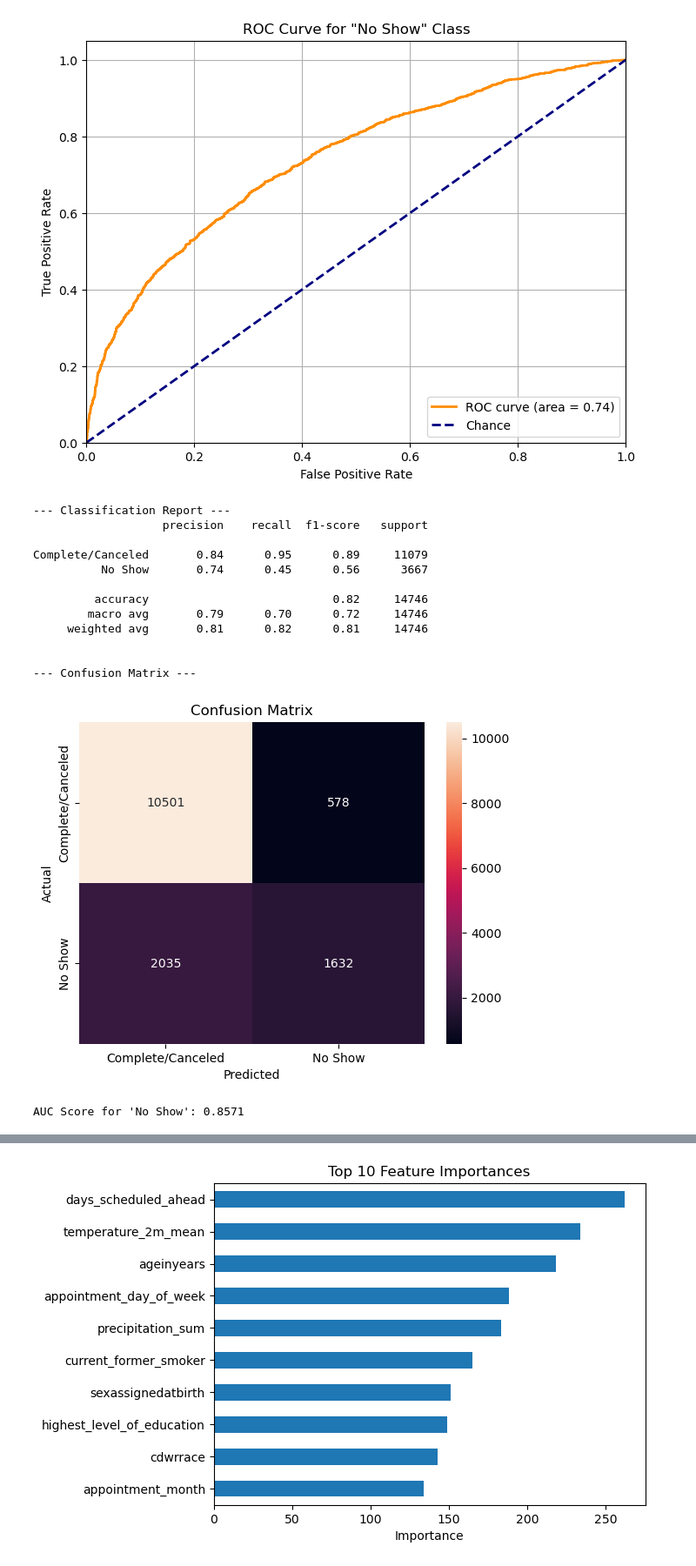
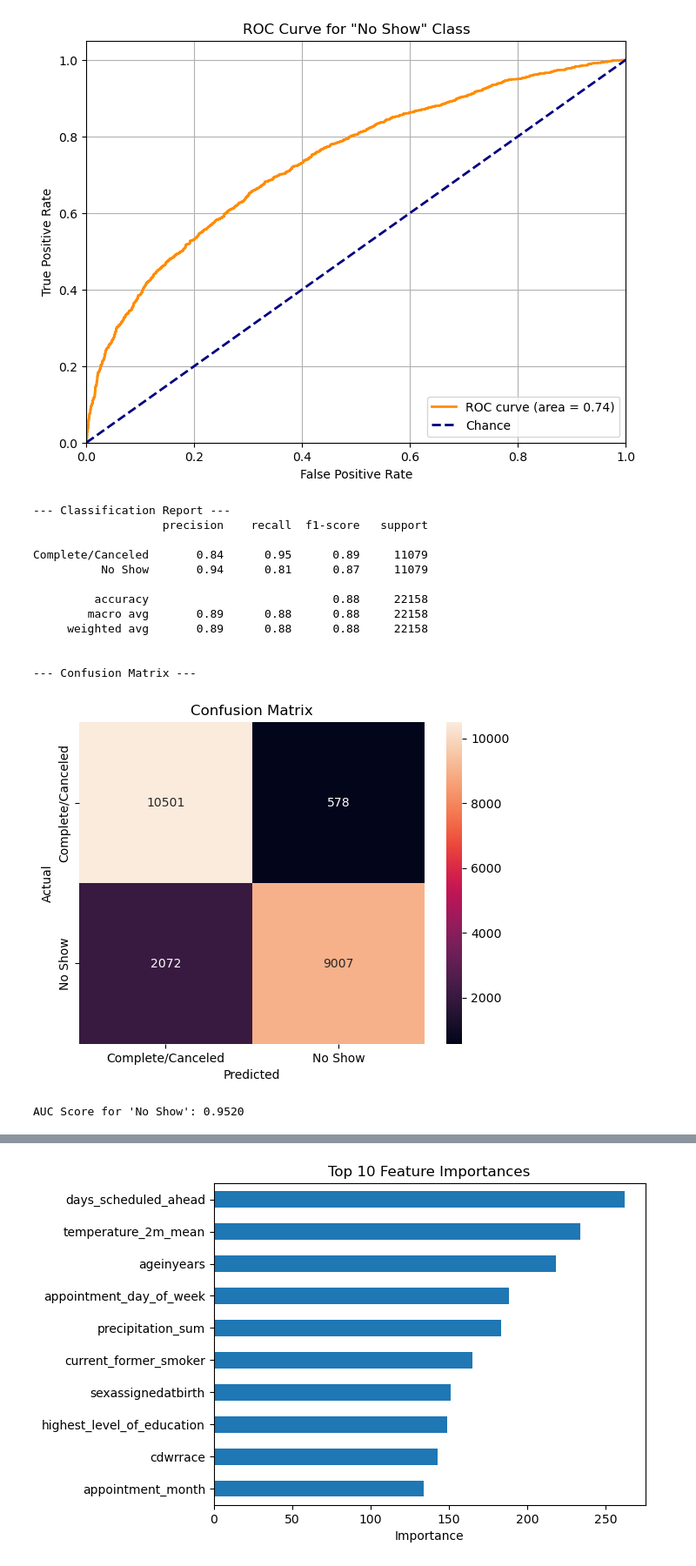
Before and after one commit to nguyenston/Prediction-of-Missed-Lung-Cancer-Screening-using-SDOH, a Jupyter notebook: data_explorer.ipynb, the cells around one changed output, grey strips where cells are left out. Shown at 87% size. Drawn from its saved outputs; the diff is of its cells as text; code cells hidden in the pictures.

```diff
--- a/data_explorer.ipynb
+++ b/data_explorer.ipynb
@@ -914,7 +914,7 @@ category_mapping = dict(enumerate(y.cat.categories))
 X_train_raw, X_test_raw, y_train_woe, y_test_woe = train_test_split(X, y, test_size=0.3, random_state=seed)
 
 woe = WOEEncoder(regularization=1.0)
-X_train_woe = woe.fit_transform(X_train_raw, y_train)
+X_train_woe = woe.fit_transform(X_train_raw, y_train_woe)
 X_test_woe = woe.transform(X_test_raw)
 # %%
 feature_ranking, rfecv_selector = get_smote_rfe_ranking(
@@ -1017,7 +1012,7 @@ Complete/Canceled       0.81      0.93      0.86      4698
 AUC Score for 'No Show': 0.7814
 [figure]
 # %%
-run_evaluation_suite(rf_model, X_train, y_train, 'No Show', category_mapping)
+run_evaluation_suite(rf_model, X_train_resampled, y_train_resampled, 'No Show', category_mapping)
 # %% [output]
 --- Classification Report ---
                    precision    recall  f1-score   support
@@ -1078,19 +1073,19 @@ Complete/Canceled       0.80      0.92      0.86      4698
 AUC Score for 'No Show': 0.7381
 [figure]
 # %%
-run_evaluation_suite(lgbm, X_train, y_train, 'No Show', category_mapping)
+run_evaluation_suite(lgbm, X_train_resampled, y_train_resampled, 'No Show', category_mapping)
 # %% [output]
 --- Classification Report ---
                    precision    recall  f1-score   support
 
 Complete/Canceled       0.84      0.95      0.89     11079
-          No Show       0.74      0.45      0.56      3667
+          No Show       0.94      0.81      0.87     11079
 
-         accuracy                           0.82     14746
-        macro avg       0.79      0.70      0.72     14746
-     weighted avg       0.81      0.82      0.81     14746
+         accuracy                           0.88     22158
+        macro avg       0.89      0.88      0.88     22158
+     weighted avg       0.89      0.88      0.88     22158
 
 
 --- Confusion Matrix ---
-[figure, old version]
+[figure, new version]
-AUC Score for 'No Show': 0.8571
+AUC Score for 'No Show': 0.9520
```
Also changed, not shown: parts of 17 cells of this notebook.
